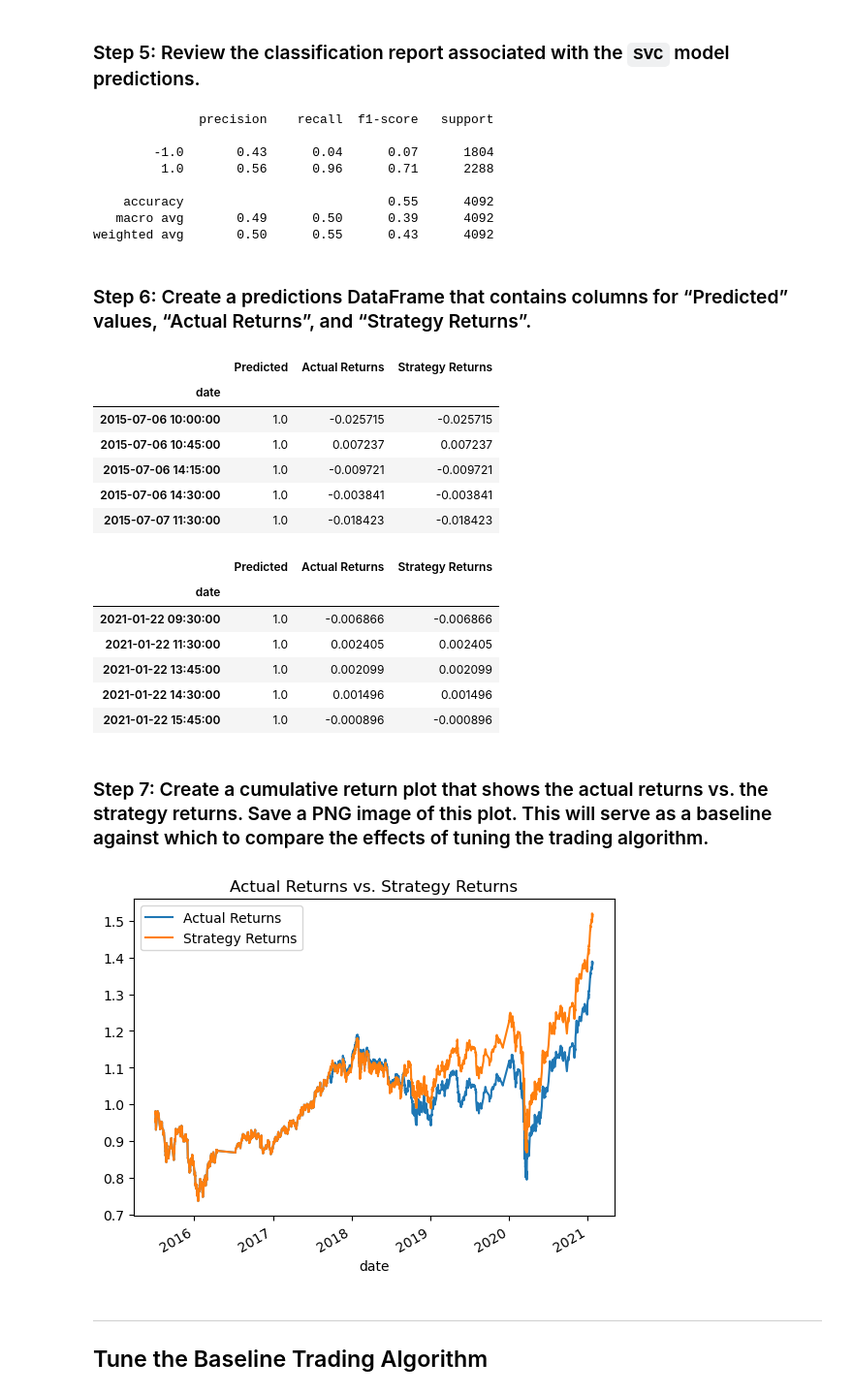
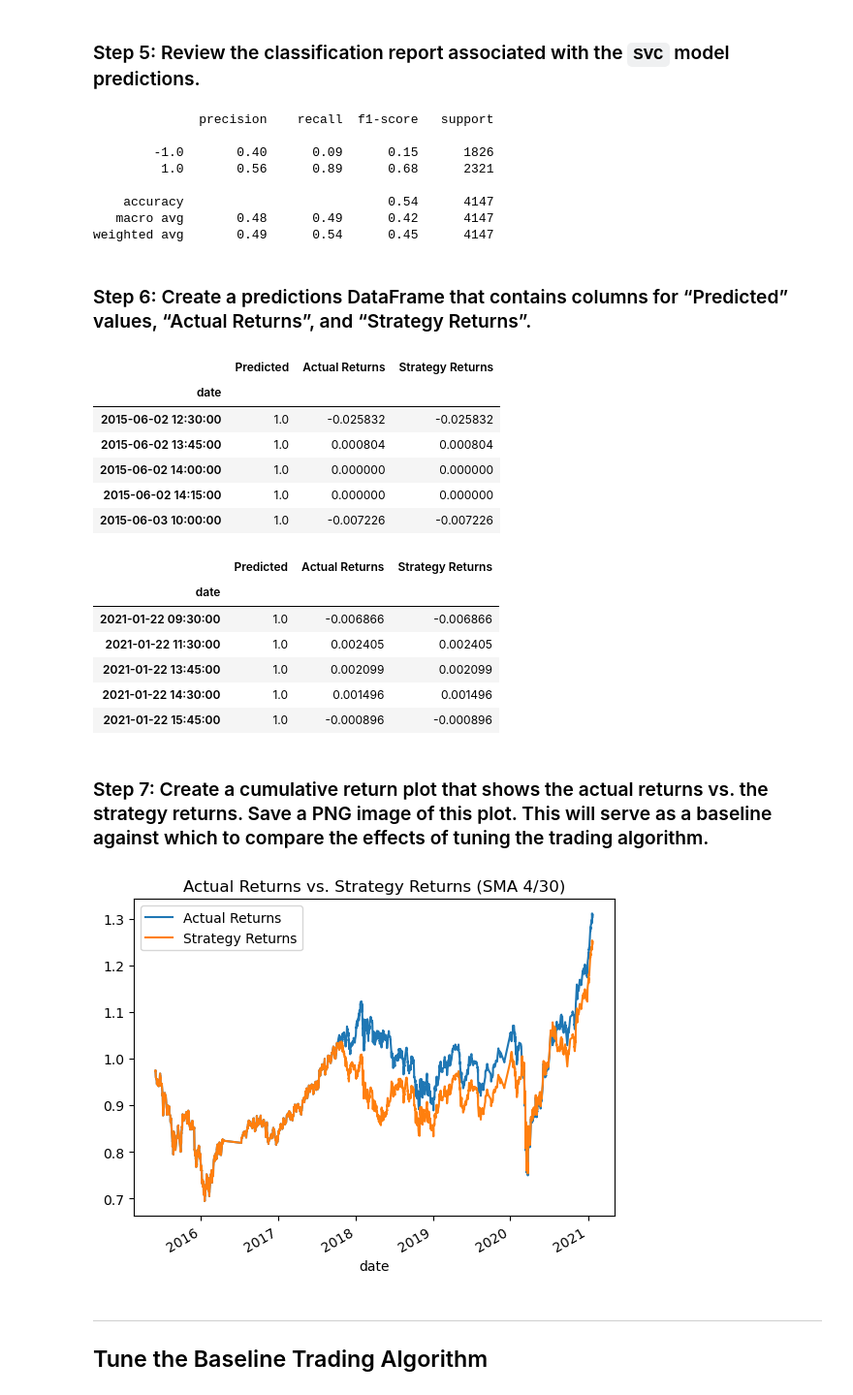
Before and after one commit to halamkim/challenge_14, a Jupyter notebook: machine_learning_trading_bot.ipynb, the cells around one changed output. Shown at 97% size. Drawn from its saved outputs; the diff is of its cells as text; code cells hidden in the pictures.

```diff
--- a/machine_learning_trading_bot.ipynb
+++ b/machine_learning_trading_bot.ipynb
@@ -140,7 +137,7 @@ display(signals_df.tail())
 # %%
 # Set the short window and long window
 short_window = 4
-long_window = 100
+long_window = 30
 
 # Generate the fast and slow simple moving averages (4 and 100 days, respectively)
 signals_df['SMA_Fast'] = signals_df['close'].rolling(window=short_window).mean()
@@ -265,6 +263,6 @@ print(training_begin)
 # %%
 # Select the ending period for the training data with an offset of 3 months
-training_end = X.index.min() + DateOffset(months=3)
+training_end = training_begin + DateOffset(months=3)
 
 # Display the training end date
 print(training_end)
@@ -338,12 +336,12 @@ print(svm_testing_report)
 # %% [output]
               precision    recall  f1-score   support
 
-        -1.0       0.43      0.04      0.07      1804
-         1.0       0.56      0.96      0.71      2288
+        -1.0       0.40      0.09      0.15      1826
+         1.0       0.56      0.89      0.68      2321
 
-    accuracy                           0.55      4092
-   macro avg       0.49      0.50      0.39      4092
-weighted avg       0.50      0.55      0.43      4092
+    accuracy                           0.54      4147
+   macro avg       0.48      0.49      0.42      4147
+weighted avg       0.49      0.54      0.45      4147
 # %% [markdown]
 ### Step 6: Create a predictions DataFrame that contains columns for “Predicted” values, “Actual Returns”, and “Strategy Returns”.
 # %%
@@ -367,11 +365,11 @@ display(predictions_df.tail())
 # %% [output]
 |  | Predicted | Actual Returns | Strategy Returns |
 | date |  |  |  |
-| 2015-07-06 10:00:00 | 1.0 | -0.025715 | -0.025715 |
-| 2015-07-06 10:45:00 | 1.0 | 0.007237 | 0.007237 |
-| 2015-07-06 14:15:00 | 1.0 | -0.009721 | -0.009721 |
-| 2015-07-06 14:30:00 | 1.0 | -0.003841 | -0.003841 |
-| 2015-07-07 11:30:00 | 1.0 | -0.018423 | -0.018423 |
+| 2015-06-02 12:30:00 | 1.0 | -0.025832 | -0.025832 |
+| 2015-06-02 13:45:00 | 1.0 | 0.000804 | 0.000804 |
+| 2015-06-02 14:00:00 | 1.0 | 0.000000 | 0.000000 |
+| 2015-06-02 14:15:00 | 1.0 | 0.000000 | 0.000000 |
+| 2015-06-03 10:00:00 | 1.0 | -0.007226 | -0.007226 |
 |  | Predicted | Actual Returns | Strategy Returns |
 | date |  |  |  |
 | 2021-01-22 09:30:00 | 1.0 | -0.006866 | -0.006866 |
@@ -383,10 +381,10 @@ display(predictions_df.tail())
 ### Step 7: Create a cumulative return plot that shows the actual returns vs. the strategy returns. Save a PNG image of this plot. This will serve as a baseline against which to compare the effects of tuning the trading algorithm.
 # %%
 # Plot the actual returns versus the strategy returns
-plot = (1 + predictions_df[["Actual Returns", "Strategy Returns"]]).cumprod().plot(title = 'Actual Returns vs. Strategy Returns')
+plot = (1 + predictions_df[["Actual Returns", "Strategy Returns"]]).cumprod().plot(title = 'Actual Returns vs. Strategy Returns (SMA 4/30)')
 plt.savefig('plot')
 # %% [output]
-[figure, old version]
+[figure, new version]
 # %% [markdown]
 ---
 
```
Also changed, not shown: parts of 13 cells of this notebook, 5 other files.
